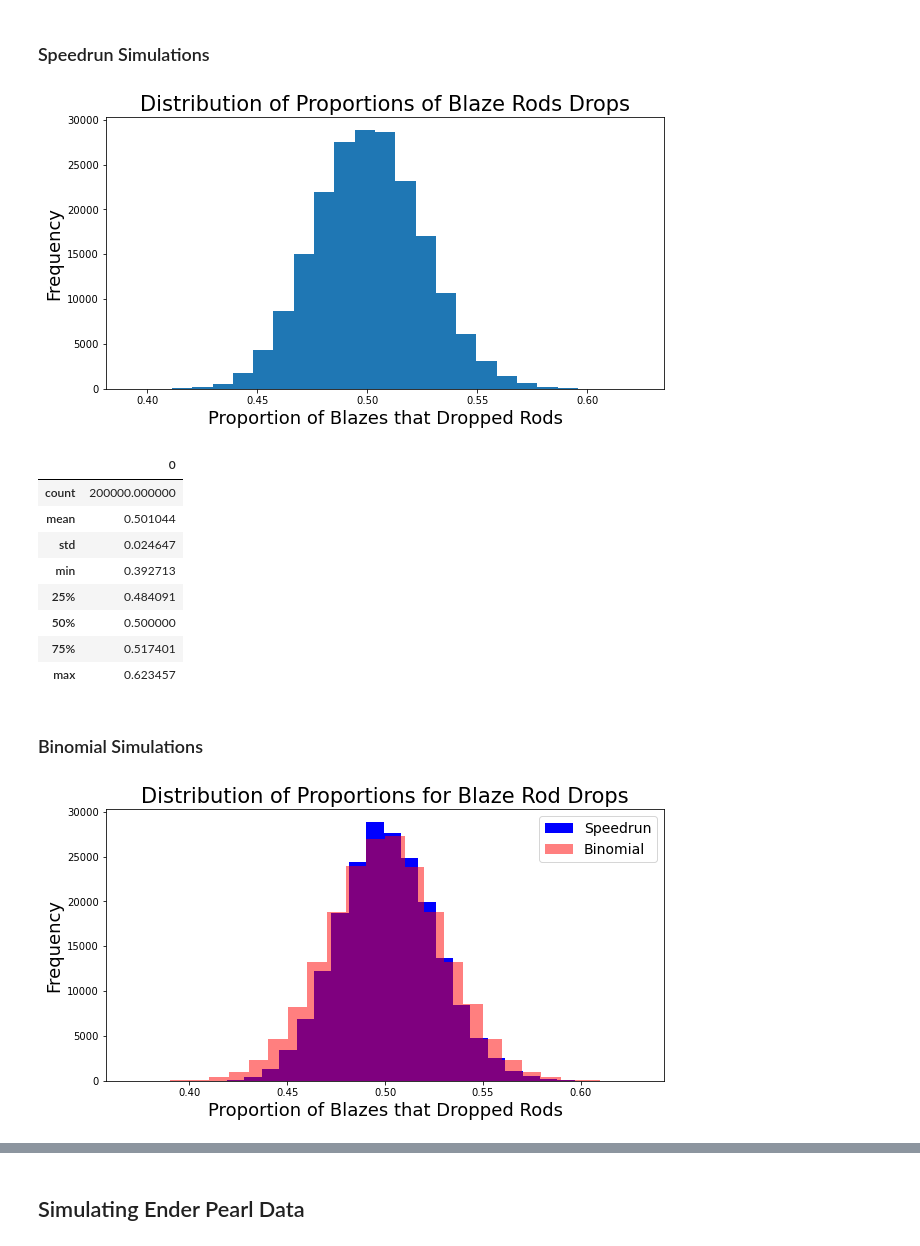
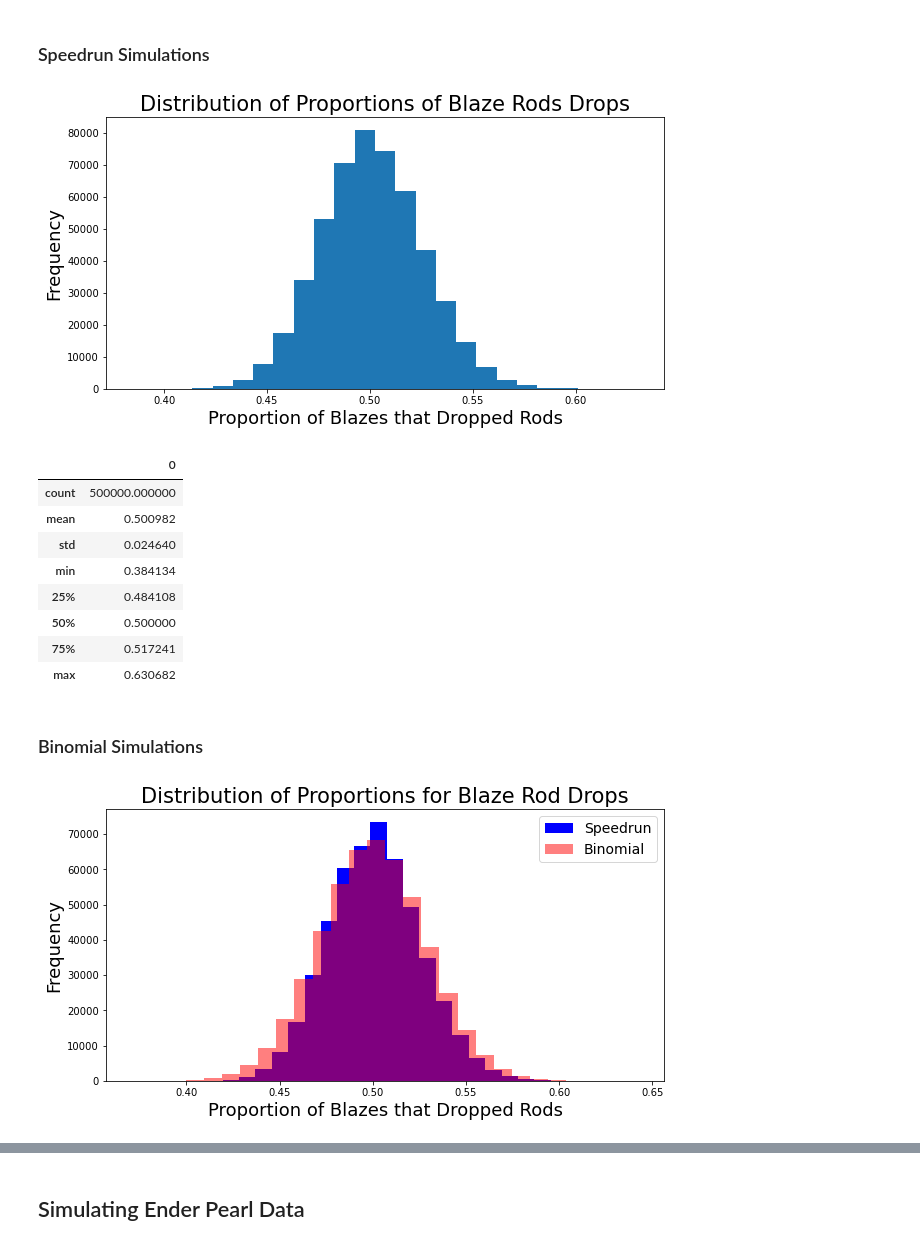
Before and after one commit to marcus-elia/speedrun-binomial-distribution, a Jupyter notebook: simulations.ipynb, the cells around one changed output, grey strips where cells are left out. Drawn from its saved outputs; the diff is of its cells as text; code cells hidden in the pictures.

```diff
--- a/simulations.ipynb
+++ b/simulations.ipynb
@@ -131,7 +136,7 @@ def run_binomial_simulation(num_trials, num_events_per_trial, success_prob):
 # %% [markdown]
 ### Speedrun Simulations
 # %%
-num_trials = 200000
+num_trials = 500000
 
 # These match Dream's data from the 6 livestreams
 blaze_num_speedruns_per_trial = 33
@@ -149,35 +154,35 @@ plt.xlabel("Proportion of Blazes that Dropped Rods", fontsize=18)
 plt.ylabel("Frequency", fontsize=18)
 plt.show()
 # %% [output]
-[figure, old version]
+[figure, new version]
 # %%
 df_blaze_speedrun = pd.DataFrame(blaze_speedrun_results)
 df_blaze_speedrun.describe()
 # %% [output]
 |  | 0 |
-| count | 200000.000000 |
-| mean | 0.501044 |
-| std | 0.024647 |
-| min | 0.392713 |
-| 25% | 0.484091 |
+| count | 500000.000000 |
+| mean | 0.500982 |
+| std | 0.024640 |
+| min | 0.384134 |
+| 25% | 0.484108 |
 | 50% | 0.500000 |
-| 75% | 0.517401 |
-| max | 0.623457 |
+| 75% | 0.517241 |
+| max | 0.630682 |
 # %% [markdown]
 ### Binomial Simulations
 # %%
 blaze_binomial_results = run_binomial_simulation(num_trials, num_blazes_dream_killed, 0.5)
 # %%
 plt.figure(figsize=(10,5))
-plt.hist(blaze_speedrun_results, bins=26, color='blue', alpha=1.0, label='Speedrun')
-plt.hist(blaze_binomial_results, bins=26, color='red', alpha=0.5, label='Binomial')
+plt.hist(blaze_speedrun_results, bins=28, color='blue', alpha=1.0, label='Speedrun')
+plt.hist(blaze_binomial_results, bins=28, color='red', alpha=0.5, label='Binomial')
 plt.title("Distribution of Proportions for Blaze Rod Drops", fontsize=21)
 plt.xlabel("Proportion of Blazes that Dropped Rods", fontsize=18)
 plt.ylabel("Frequency", fontsize=18)
 plt.legend(fontsize=14)
 plt.show()
 # %% [output]
-[figure, old version]
+[figure, new version]
 # %%
 df_blaze_binomial = pd.DataFrame(blaze_binomial_results)
 df_blaze_binomial.describe()
```
Also changed, not shown: parts of 8 cells of this notebook, 1 other file.
